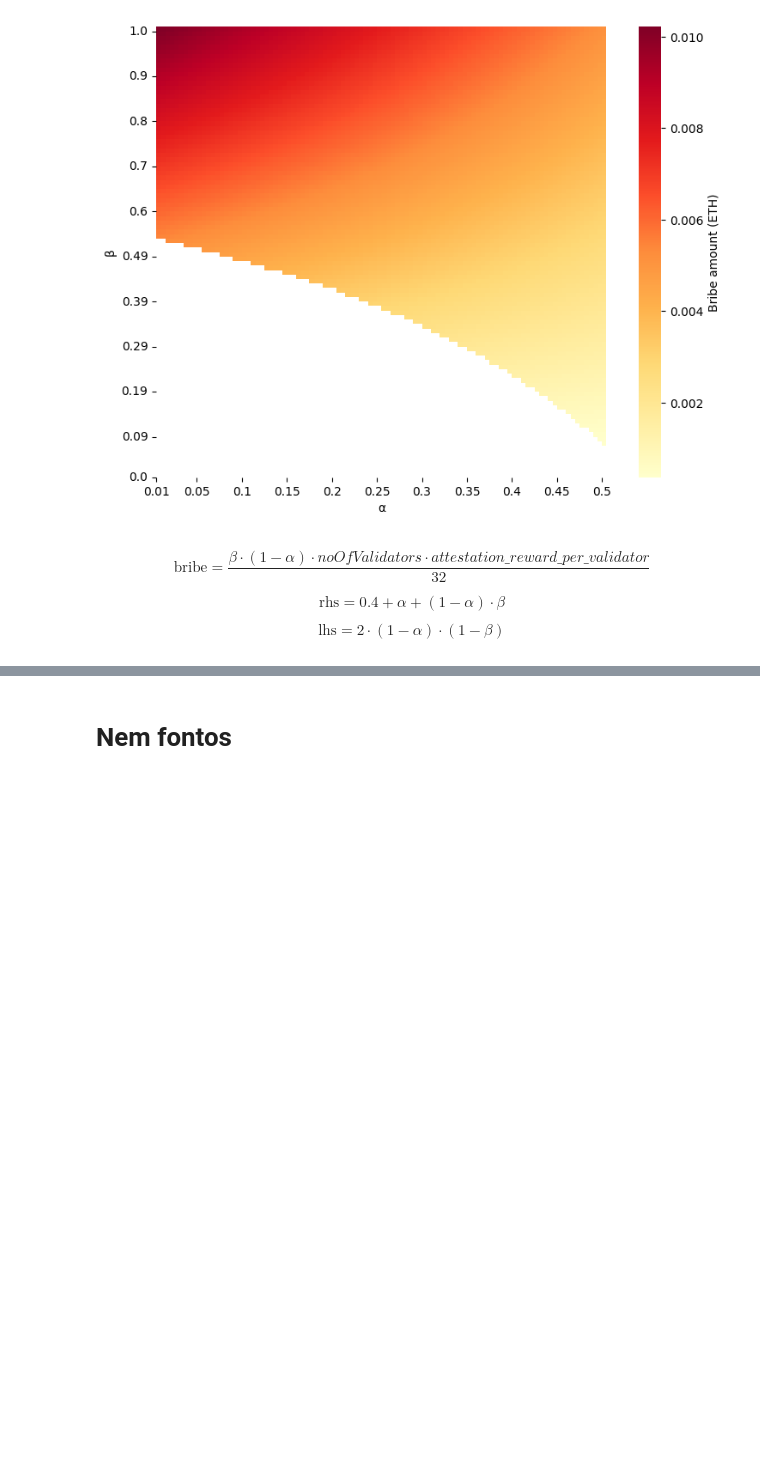
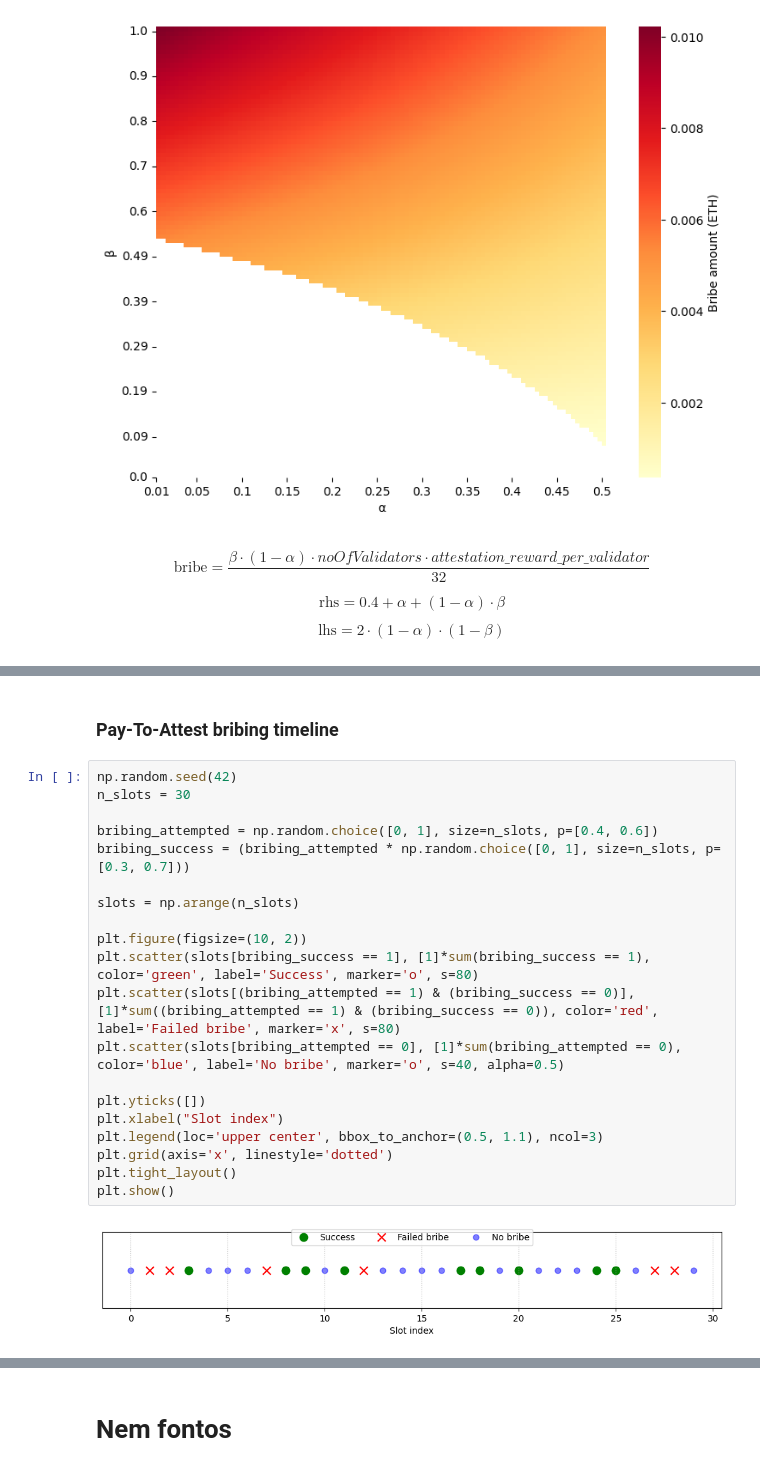
Before and after one commit to 0xSooki/bribery-zoo, a Jupyter notebook: Figures/playground.ipynb, the cells around one changed output, grey strips where cells are left out. Drawn from its saved outputs; the diff is of its cells as text; blank space fills up the shorter version.

```diff
--- a/Figures/playground.ipynb
+++ b/Figures/playground.ipynb
@@ -166,0 +186,24 @@ $$ \text{lhs} = 2 \cdot (1 - \alpha) \cdot (1 - \beta) $$
+# %% [markdown]
+### Pay-To-Attest bribing timeline
+# %%
+np.random.seed(42)
+n_slots = 30
+
+bribing_attempted = np.random.choice([0, 1], size=n_slots, p=[0.4, 0.6])
+bribing_success = (bribing_attempted * np.random.choice([0, 1], size=n_slots, p=[0.3, 0.7]))
+
+slots = np.arange(n_slots)
+
+plt.figure(figsize=(10, 2))
+plt.scatter(slots[bribing_success == 1], [1]*sum(bribing_success == 1), color='green', label='Success', marker='o', s=80)
+plt.scatter(slots[(bribing_attempted == 1) & (bribing_success == 0)], [1]*sum((bribing_attempted == 1) & (bribing_success == 0)), color='red', label='Failed bribe', marker='x', s=80)
+plt.scatter(slots[bribing_attempted == 0], [1]*sum(bribing_attempted == 0), color='blue', label='No bribe', marker='o', s=40, alpha=0.5)
+
+plt.yticks([])
+plt.xlabel("Slot index")
+plt.legend(loc='upper center', bbox_to_anchor=(0.5, 1.1), ncol=3)
+plt.grid(axis='x', linestyle='dotted')
+plt.tight_layout()
+plt.show()
+# %% [output]
+[figure, added]
```
Also changed, not shown: parts of 36 cells of this notebook.
